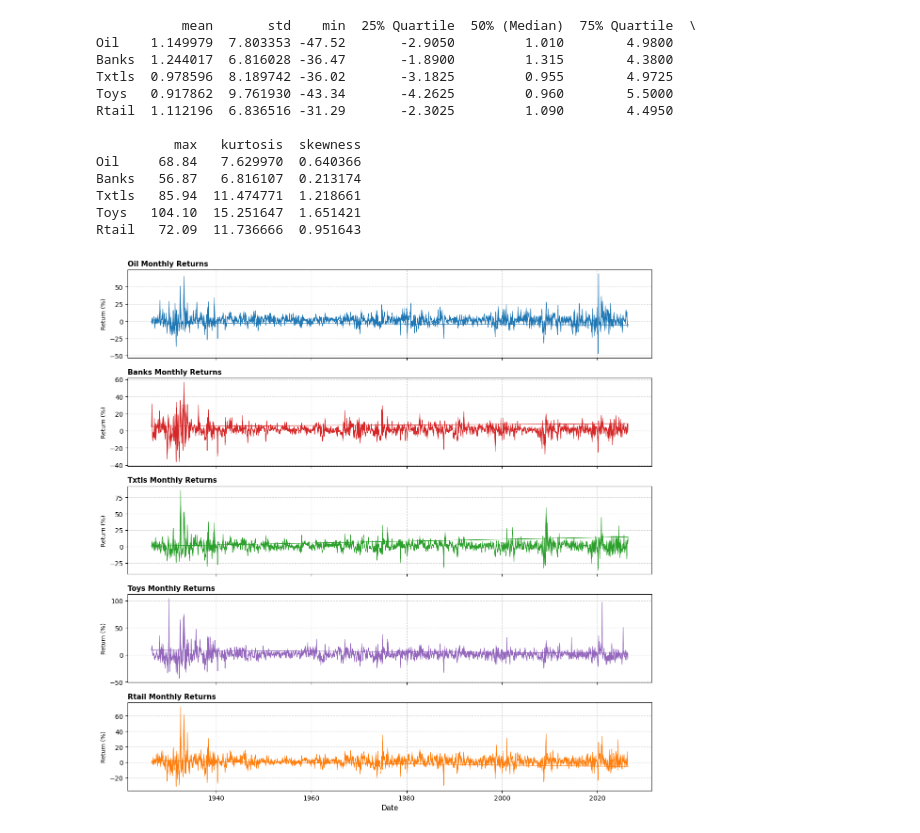
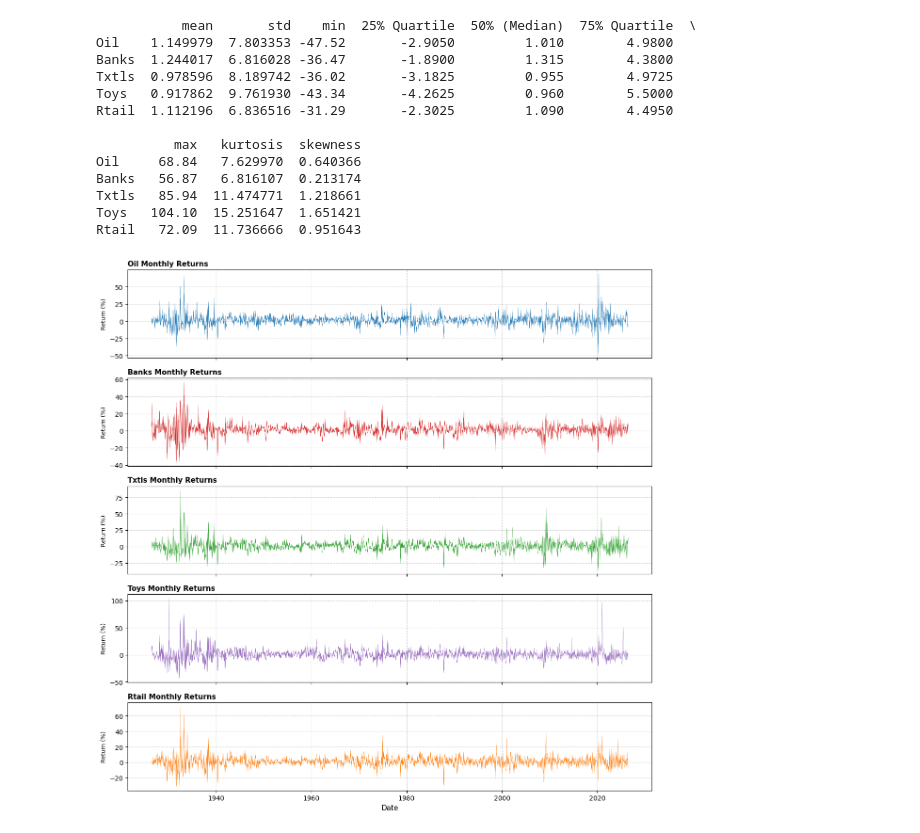
Before and after one commit to AntonioHarley/Empirical.finance.assigment, a Jupyter notebook: Antonio.ipynb, the cells around one changed output. Saved outputs shown, nothing was run; the diff lists cells and outputs as text; code cells hidden in the pictures.

```diff
--- a/Antonio.ipynb
+++ b/Antonio.ipynb
@@ -2,6 +2,7 @@
 import pandas as pd
 import matplotlib.pyplot as plt
 import numpy as np
+import matplotlib.dates as mdates
 
 # Load the CSV
 returns = pd.read_csv('49_Industry_Portfolios.csv', skiprows=11, engine='python', on_bad_lines='skip')
@@ -34,6 +35,8 @@ returns = returns.apply(pd.to_numeric, errors='coerce')
 FF5 = FF5.apply(pd.to_numeric, errors='coerce')
 momentum = momentum.apply(pd.to_numeric, errors='coerce')
 
+#Join the factors together
+factors = pd.merge(FF5, momentum, on='Date')
 
 #
 desc_stats = pd.DataFrame(
@@ -52,48 +55,41 @@ desc_stats = pd.DataFrame(
 
 print(desc_stats)
 
-# Plot raw returns
-# 1. Clean and convert Date safely to datetime
-returns = returns.dropna(subset=['Date']).copy()
-returns['Date'] = returns['Date'].replace([np.inf, -np.inf], np.nan)
-
-# Convert float/int dates (e.g., 192607.0) to datetime strings YYYYMM
+# Convert date to datetime strings YYYYMM
 returns['Date'] = pd.to_datetime(
     returns['Date'].astype(str).str.split('.').str[0],
     format='%Y%m',
     errors='coerce'
 )
 
-# Remove any bad dates that failed conversion
-returns = returns.dropna(subset=['Date'])
 
 industry_cols = ['Oil', 'Banks', 'Txtls', 'Toys', 'Rtail']
 
 colors = ["#1f77b4", "#d62728", "#2ca02c", "#9467bd", "#ff7f0e"]
 # Create a 5x1 grid of plots sharing the same x-axis
 fig, axes = plt.subplots(nrows=5, ncols=1, figsize=(12, 12), sharex=True)
 
 for ax, col,color in zip(axes, industry_cols,colors):
-    ax.plot(returns['Date'], returns[col], linewidth=0.8, color=color)
+    ax.plot(returns['Date'], returns[col], linewidth=0.3, color=color)
     ax.set_title(f'{col} Monthly Returns', fontsize=11, fontweight='bold', loc='left')
     ax.set_ylabel('Return (%)', fontsize=9)
     ax.grid(True, linestyle='--', alpha=0.5)
 
 plt.xlabel('Date', fontsize=11)
 plt.tight_layout()
 plt.show()
 # %% [output]
            mean       std    min  25% Quartile  50% (Median)  75% Quartile  \
 Oil    1.149979  7.803353 -47.52       -2.9050         1.010        4.9800
 Banks  1.244017  6.816028 -36.47       -1.8900         1.315        4.3800
 Txtls  0.978596  8.189742 -36.02       -3.1825         0.955        4.9725
 Toys   0.917862  9.761930 -43.34       -4.2625         0.960        5.5000
 Rtail  1.112196  6.836516 -31.29       -2.3025         1.090        4.4950
 
           max   kurtosis  skewness
 Oil     68.84   7.629970  0.640366
 Banks   56.87   6.816107  0.213174
 Txtls   85.94  11.474771  1.218661
 Toys   104.10  15.251647  1.651421
 Rtail   72.09  11.736666  0.951643
-[figure, old version]
+[figure, new version]
```
Also changed, not shown: parts of 1 cell of this notebook.
